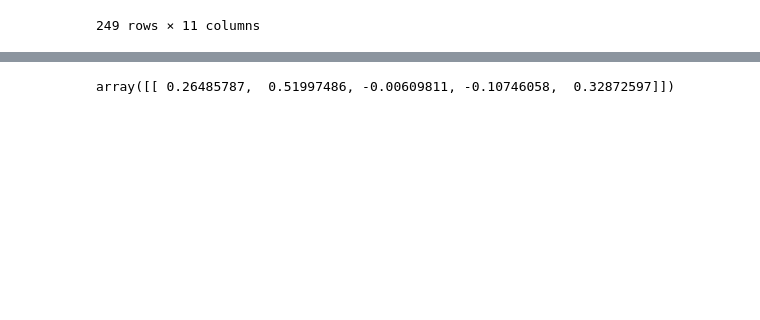
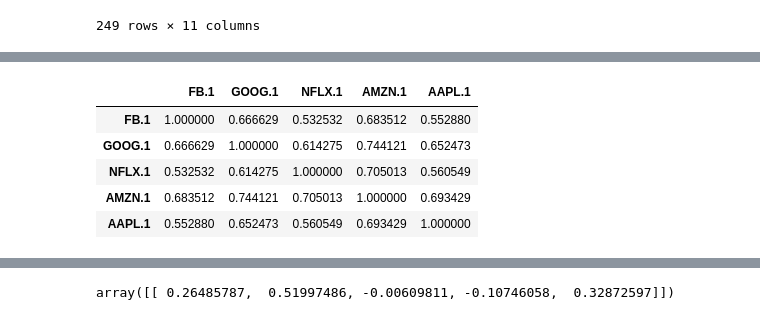
Before and after one commit to yanchen0615/machine-learning, a Jupyter notebook: classification/portfolio_management.ipynb, the cells around one changed output, grey strips where cells are left out. Drawn from its saved outputs; the diff is of its cells as text; code cells hidden in the pictures; blank space fills up the shorter version.

```diff
--- a/classification/portfolio_management.ipynb
+++ b/classification/portfolio_management.ipynb
@@ -45,0 +85,9 @@ cor = dataclean.corr()
+# %%
+cor
+# %% [output]
+|  | FB.1 | GOOG.1 | NFLX.1 | AMZN.1 | AAPL.1 |
+| FB.1 | 1.000000 | 0.666629 | 0.532532 | 0.683512 | 0.552880 |
+| GOOG.1 | 0.666629 | 1.000000 | 0.614275 | 0.744121 | 0.652473 |
+| NFLX.1 | 0.532532 | 0.614275 | 1.000000 | 0.705013 | 0.560549 |
+| AMZN.1 | 0.683512 | 0.744121 | 0.705013 | 1.000000 | 0.693429 |
+| AAPL.1 | 0.552880 | 0.652473 | 0.560549 | 0.693429 | 1.000000 |
```
Also changed, not shown: parts of 50 cells of this notebook.
